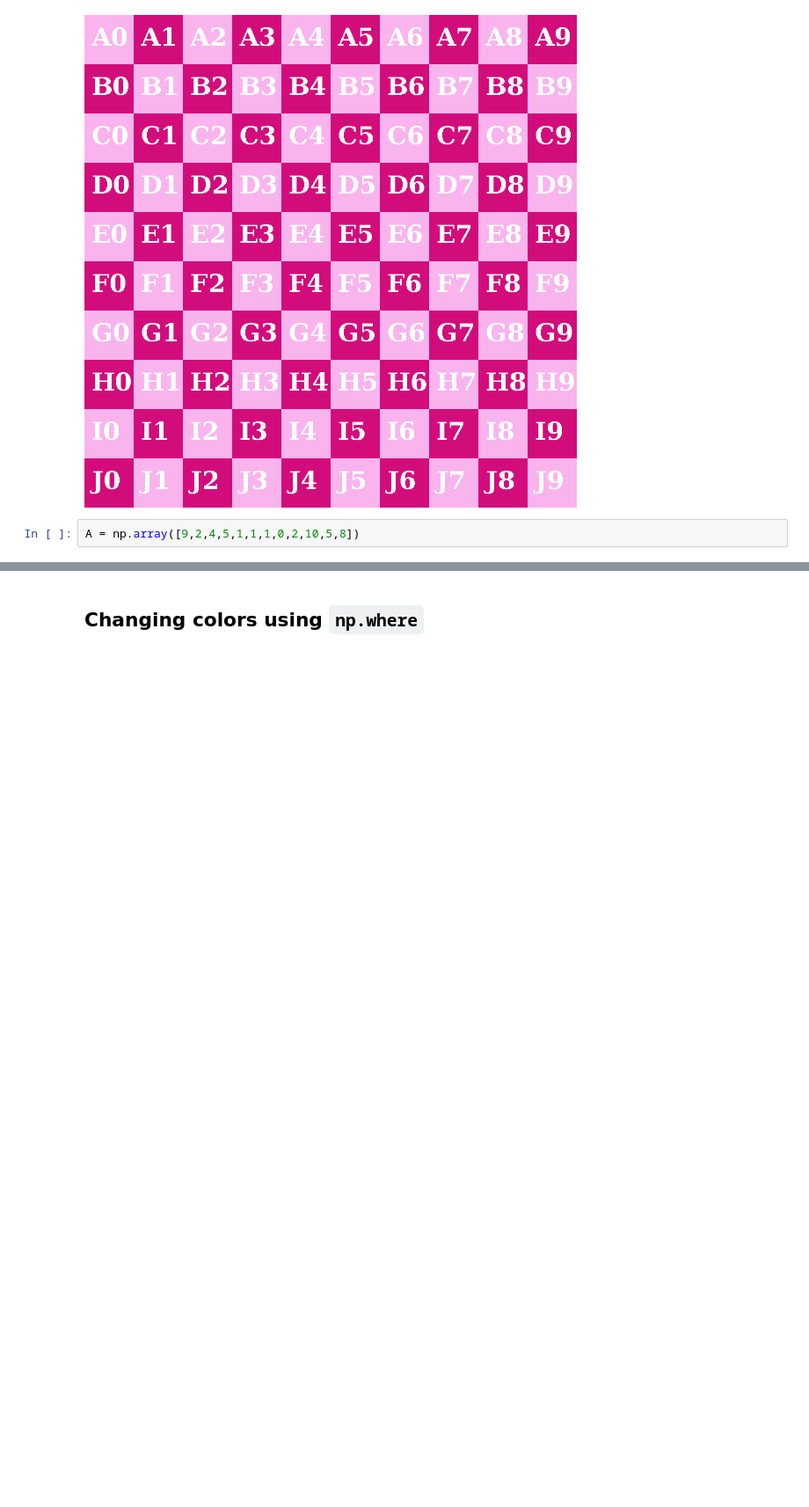
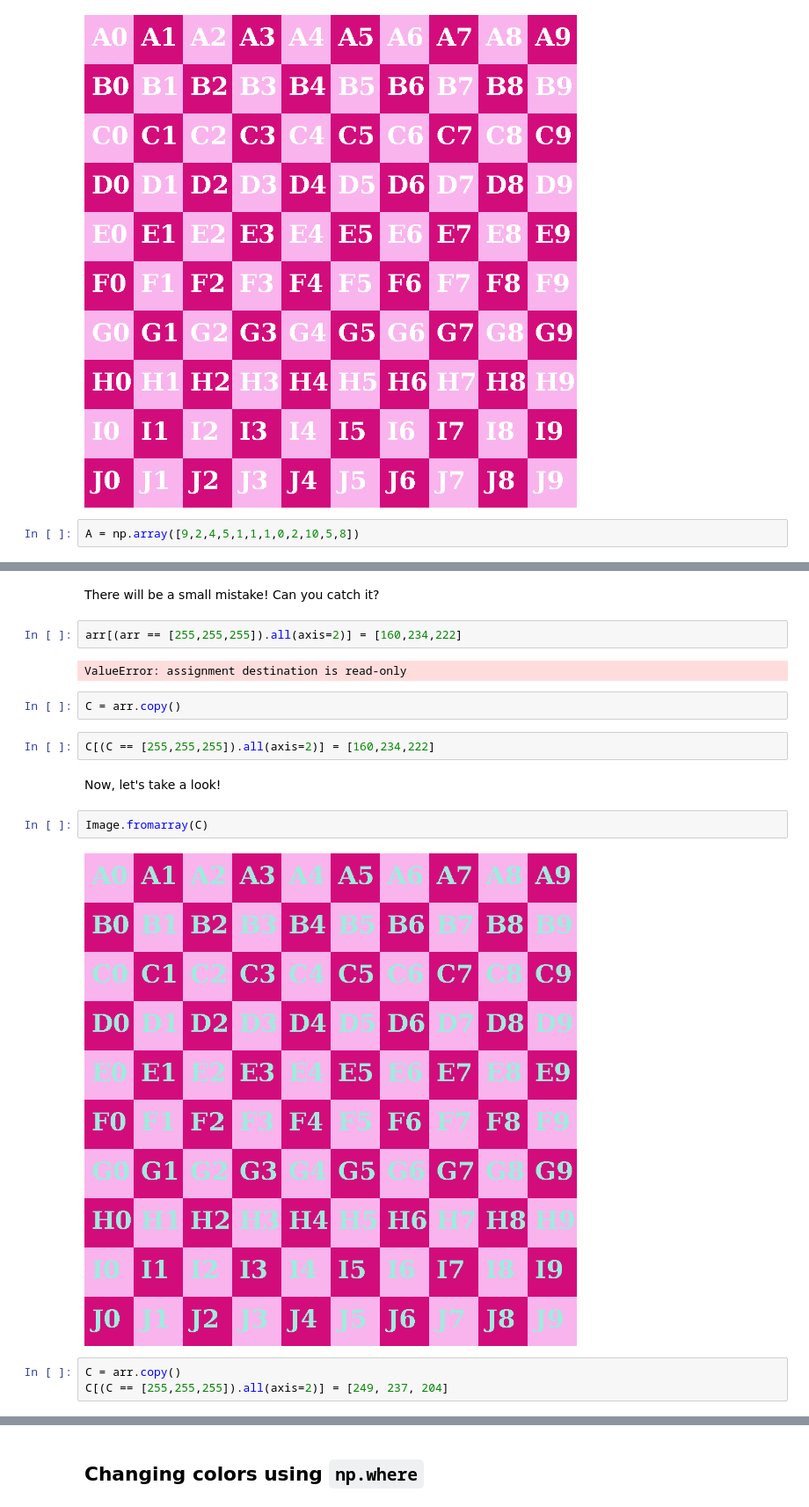
Before and after one commit to ybaki97/Math9-Y24, a Jupyter notebook: _sources/lectures/lec14.ipynb, the cells around one changed output, grey strips where cells are left out. Shown at 88% size. Cells and saved outputs as stored; diff of their text form; blank space fills up the shorter version.

```diff
--- a/_sources/lectures/lec14.ipynb
+++ b/_sources/lectures/lec14.ipynb
@@ -27,0 +332,19 @@ A = np.array([9,2,4,5,1,1,1,0,2,10,5,8])
+# %% [markdown]
+There will be a small mistake! Can you catch it?
+# %%
+arr[(arr == [255,255,255]).all(axis=2)] = [160,234,222]
+# %% [output]
+ValueError: assignment destination is read-only
+# %%
+C = arr.copy()
+# %%
+C[(C == [255,255,255]).all(axis=2)] = [160,234,222]
+# %% [markdown]
+Now, let's take a look!
+# %%
+Image.fromarray(C)
+# %% [output]
+[figure, added]
+# %%
+C = arr.copy()
+C[(C == [255,255,255]).all(axis=2)] = [249, 237, 204]
```
Also changed, not shown: parts of 93 cells of this notebook, 10 other files.
